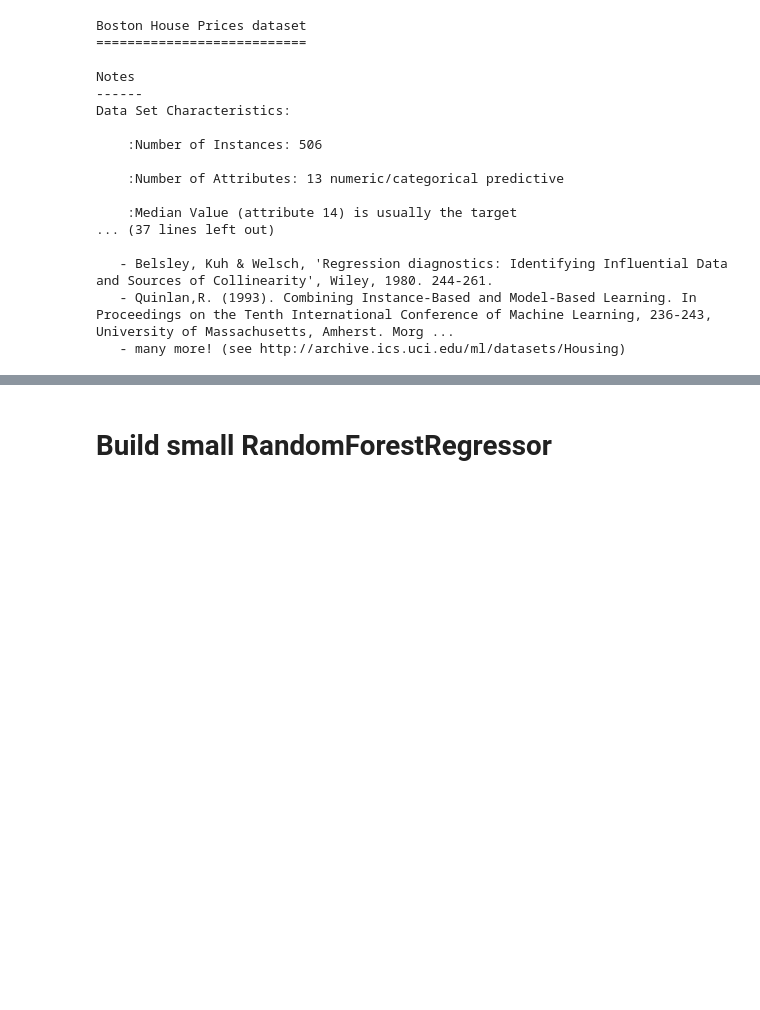
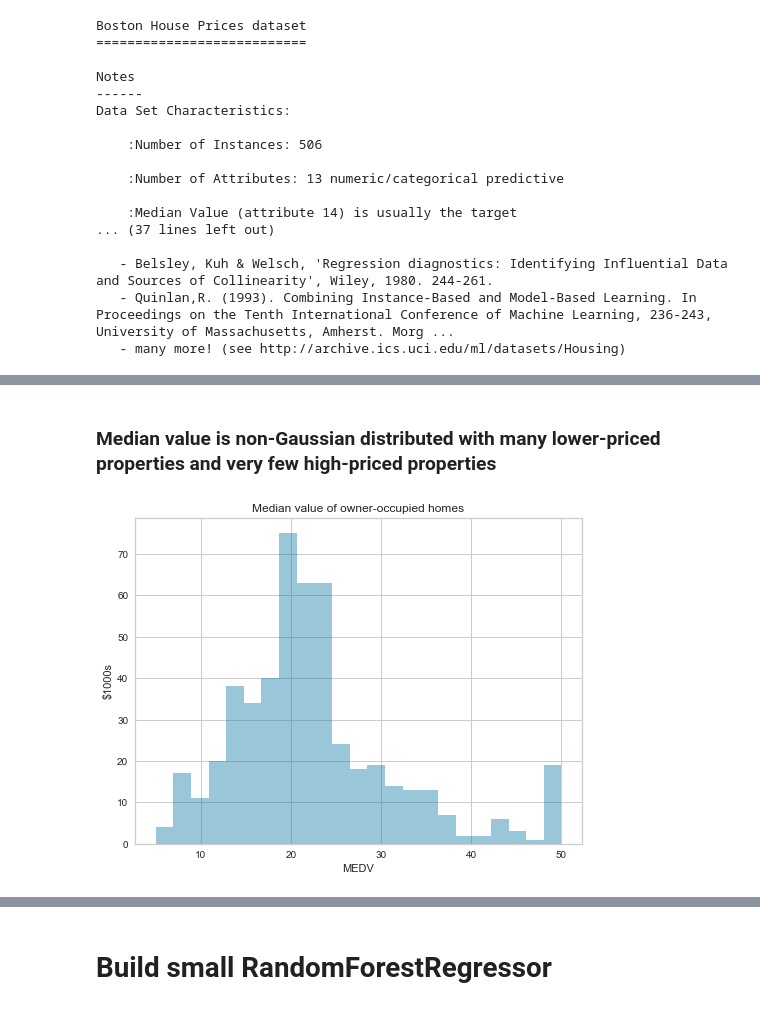
Before and after one commit to ianozsvald/data_science_delivered, a Jupyter notebook: ml_explain_regression_prediction.ipynb, the cells around one changed output, grey strips where cells are left out. Saved outputs shown, nothing was run; the diff lists cells and outputs as text; code cells hidden in the pictures; blank space fills up the shorter version.

```diff
--- a/ml_explain_regression_prediction.ipynb
+++ b/ml_explain_regression_prediction.ipynb
@@ -80,3 +81,7 @@ Data Set Characteristics:
    - Belsley, Kuh & Welsch, 'Regression diagnostics: Identifying Influential Data and Sources of Collinearity', Wiley, 1980. 244-261.
    - Quinlan,R. (1993). Combining Instance-Based and Model-Based Learning. In Proceedings on the Tenth International Conference of Machine Learning, 236-243, University of Massachusetts, Amherst. Morg ...
    - many more! (see http://archive.ics.uci.edu/ml/datasets/Housing)
+# %%
+df_boston = pd.DataFrame(boston.data, columns=boston.feature_names)
+df_boston = pd.concat((df_boston, pd.DataFrame(boston.target, columns=['MEDV'])), axis=1)
+df_boston.head()
@@ -82,0 +95,9 @@ Data Set Characteristics:
+# %% [markdown]
+### Median value is non-Gaussian distributed with many lower-priced properties and very few high-priced properties
+# %%
+fig, ax = plt.subplots(figsize=(8,6));
+sns.distplot(df_boston.MEDV, kde=False, ax=ax);
+ax.set_ylabel("$1000s");
+ax.set_title("Median value of owner-occupied homes");
+# %% [output]
+[figure, added]
```
Also changed, not shown: parts of 15 cells of this notebook.
